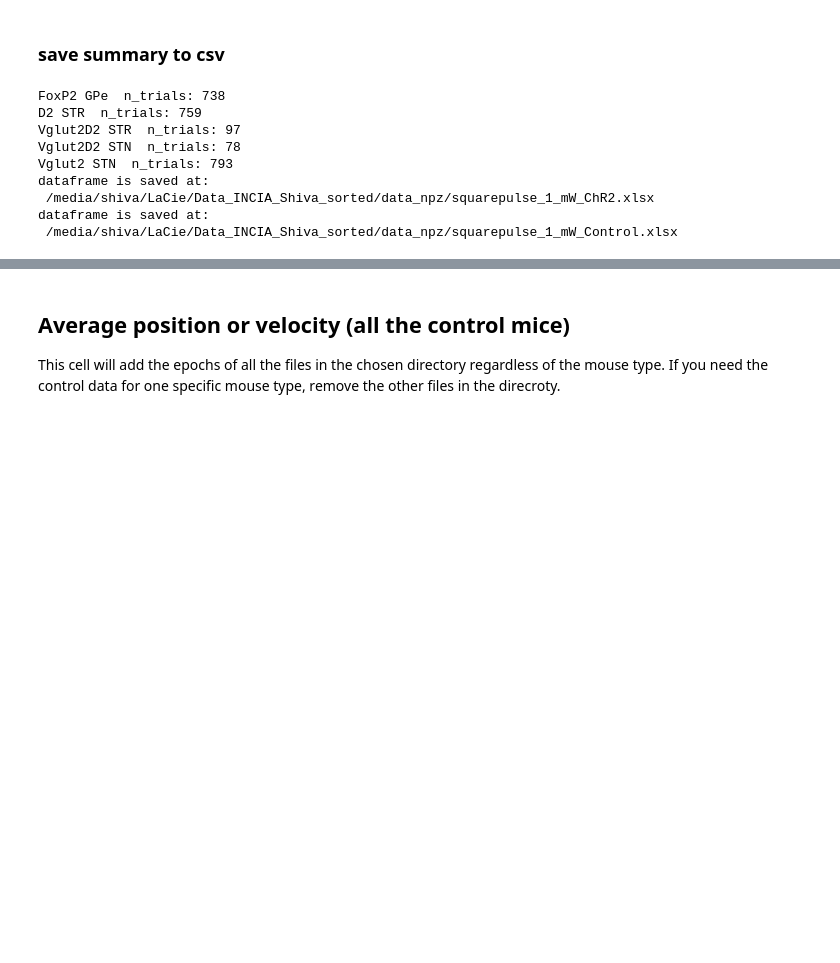
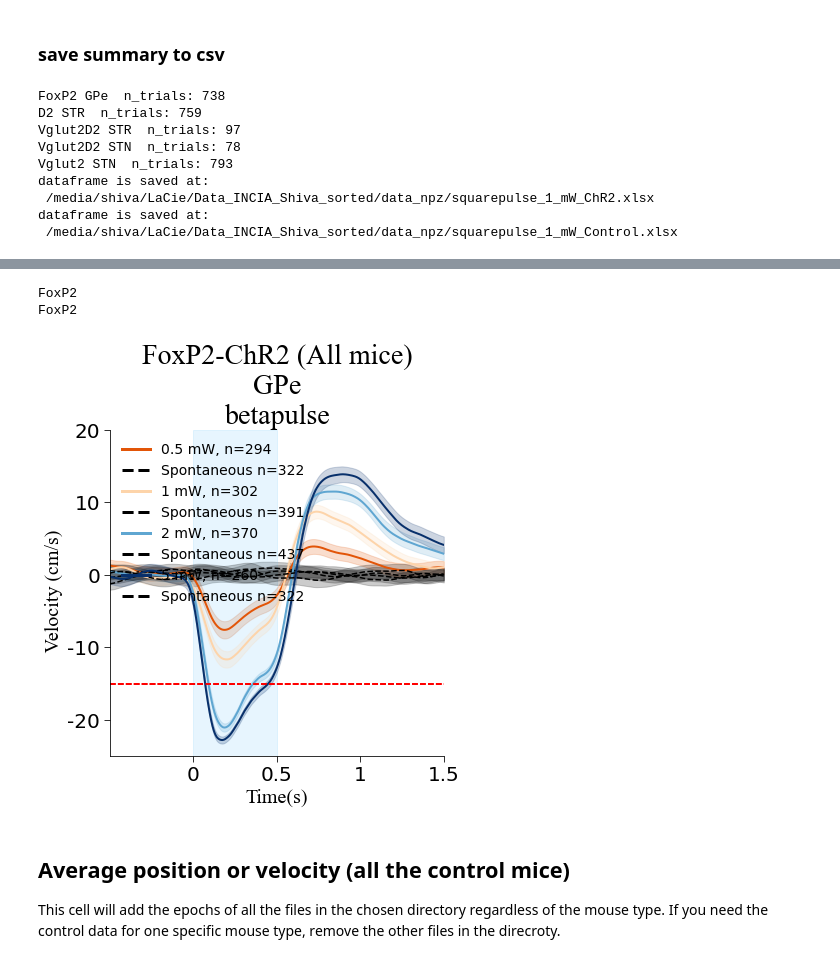
Before and after one commit to Shiva-A-Lindi/Behavioral-Analysis, a Jupyter notebook: Locomotion/Behavior_analysis_mouse_locomotion.ipynb, the cells around one changed output, grey strips where cells are left out. Drawn from its saved outputs; the diff is of its cells as text; code cells hidden in the pictures; blank space fills up the shorter version.

Commit message:
all mice averages superimposed for different velocities.

```diff
--- a/Locomotion/Behavior_analysis_mouse_locomotion.ipynb
+++ b/Locomotion/Behavior_analysis_mouse_locomotion.ipynb
@@ -491,0 +486,76 @@ for count, filename in enumerate(summary_files_list):
+# %%
+plt.close('all')
+opto_par = 'ChR2'
+label = 'intensity'
+
+# mouse_type = 'Vglut2D2'
+# stim_loc = 'STN'
+# # stim_loc = 'STR'
+
+# stim_loc = 'STR-STN'; label = 'protocol'
+
+# not_contains = []
+# min_y_pre_post = -15 ; max_y_pre_post =  10
+
+mouse_type = 'FoxP2'
+stim_loc = 'GPe'
+min_y_pre_post = -25 ; max_y_pre_post =  20
+not_contains = []
+
+# mouse_type = 'Vglut2'
+# not_contains = ['D2']
+# stim_loc = 'STN'
+# min_y_pre_post = -15 ; max_y_pre_post =  10
+
+
+# mouse_type = 'D2'
+# not_contains = ['Vglut']
+# stim_loc = 'STR'
+# min_y_pre_post = -15 ; max_y_pre_post =  20
+
+
+
+stim_type = 'squarepulse'
+stim_type = 'betapulse'
+
+path = os.path.join(pre_direct, 'data_npz', stim_loc)
+files_list = find_files_containing_substring(path, ".npz")
+summary_files_list = filter_based_on_substring(files_list, [stim_type, mouse_type, opto_par],
+                                               not_contains = not_contains)
+
+
+colors = choose_n_from_colormap(plt.get_cmap(pulse_cmap_dict['single_stim'][stim_type]),
+                                minval=0.0, maxval=1.0, n_colors = len(summary_files_list))
+summary_files_list.sort()
+fig, ax = plt.subplots(nrows=1, ncols=1, figsize=(6, 6), sharey=True)
+axvspan = True
+for count, filepath in enumerate(summary_files_list):
+
+    data = np.load(filepath)
+    info = extract_info_from_npz_filename(os.path.basename(filepath))
+    study_param_dict = {'cor' : data['cor'][0],
+                        'body_part' : data['body_part'],
+                        'plot_param' : data['plot_param'][0]}
+    print(info['mouse_type'])
+    if count > 0:
+        axvspan = False
+    ax, figname = plot_pre_on_post(pre_direct,
+                     info['mouse_type'], info['opto_par'],
+                     info['stim_loc'], info['stim_type'],
+                     data['epochs_all_mice'], data['epochs_spont_all_mice'],
+                     treadmil_velocity,
+                     [min_y_pre_post, max_y_pre_post],
+                     **t_window_dict,**study_param_dict,**intervals_dict,
+                     average = 'all_mice', save_fig = False,
+                     label = label, axvspan = axvspan,
+                     c_laser = colors[count], c_spont = c_spont,
+                     save_as_format = '.pdf', ax = ax,
+                     legend_fontsize = 14,
+                     legend_loc= 'upper left',
+                     bbox_to_anch_leg=(0., 1.))
+
+Directory.create_dir_if_not_exist(os.path.join(pre_direct, 'Subplots', stim_loc))
+filepath = os.path.join(pre_direct, 'Subplots',
+                        stim_loc, stim_type + '_' + figname)
+save_pdf_png(fig, filepath.split('.')[0], size = (6, 6))
+# %% [output]
@@ -492,3 +564,6 @@ for count, filename in enumerate(summary_files_list):
+FoxP2
+FoxP2
+[figure, added]
 # %% [markdown]
 ## Average position or velocity (all the control mice)
 This cell will add the epochs of all the files in the chosen directory regardless of the mouse type. If you need the control data for one specific mouse type, remove the other files in the direcroty.
```
Also changed, not shown: parts of 10 cells of this notebook, 1 other file.
